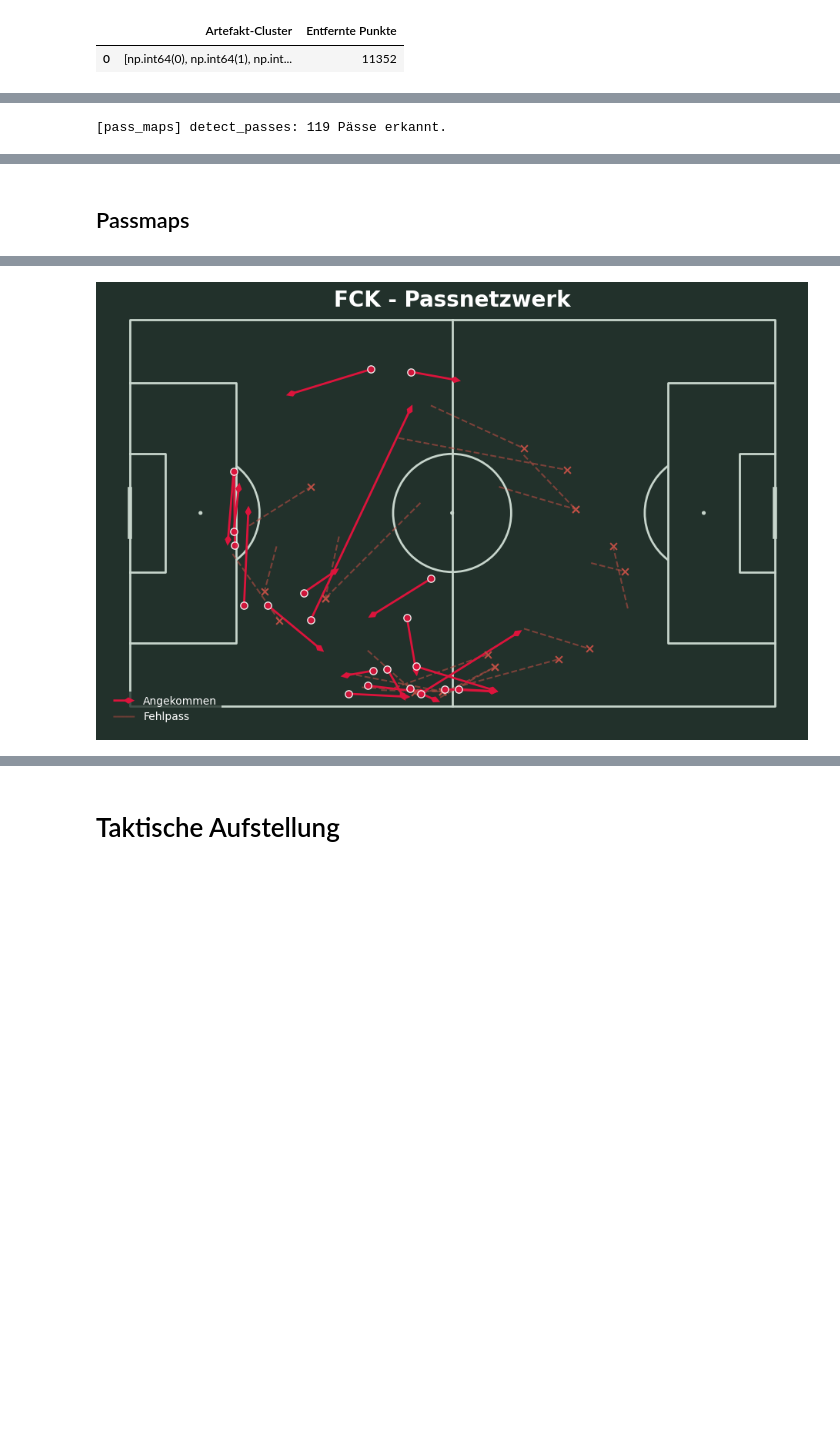
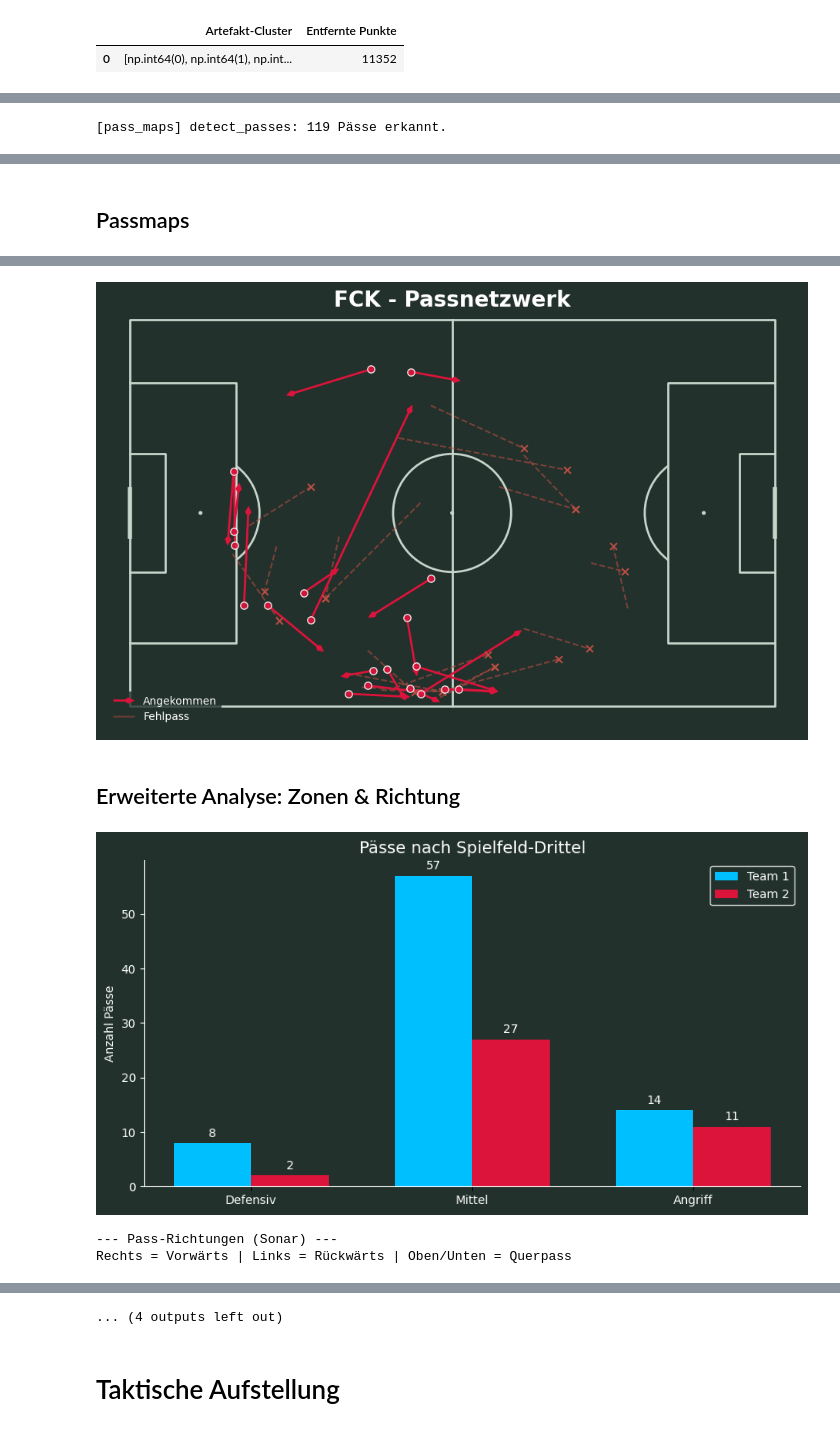
Before and after one commit to lounico84/Computer-Vision-FCH, a Jupyter notebook: match_analytics.ipynb, the cells around one changed output, grey strips where cells are left out. Drawn from its saved outputs; the diff is of its cells as text; code cells hidden in the pictures; blank space fills up the shorter version.

```diff
--- a/match_analytics.ipynb
+++ b/match_analytics.ipynb
@@ -218,6 +218,10 @@ display(pd.DataFrame([{
     "Fehlpässe": num_failed,
     "Klärungen": num_clear
 }]))
+
+display(HTML("<h2>Statistik Übersicht</h2>"))
+
+pm.plot_pass_stats_dashboard(passes, team1_name, team2_name)
 
 # -----------------------------------------------------------
 # 4. DONUT CHARTS
@@ -291,30 +295,40 @@ pm.plot_pass_map(
 # 6. Erweiterte Pass-Statistiken
 # -----------------------------
 display(HTML("<h2>Erweiterte Analyse: Zonen & Richtung</h2>"))
 
 # 1. Zonen-Analyse (Wo wird gespielt?)
 pm.plot_pass_zones(passes, pitch_length)
 
 # 2. Pass-Sonar (Wie wird gespielt?)
 # Wir erstellen zwei Plots nebeneinander
 print("\n--- Pass-Richtungen (Sonar) ---")
 print("Rechts = Vorwärts | Links = Rückwärts | Oben/Unten = Querpass")
 
 # Team 1 Sonar
 pm.plot_pass_sonar(passes, team_id=1, team_name=team1_name, color='#00bfff')
 
 # Team 2 Sonar
 pm.plot_pass_sonar(passes, team_id=2, team_name=team2_name, color='#dc143c')
 
+
+display(HTML("<h2>Spielstil & Gefährlichkeit</h2>"))
+
+# 1. Pass-Längen Verteilung (Wer spielt lange Bälle?)
+pm.plot_pass_length_distribution(passes, team1_name, team2_name)
+
 # Page Break (optional)
 def page_break(): pass
 page_break()
 # %% [output]
 Passanalyse: FCH vs FCK
 [pass_maps] detect_passes: 119 Pässe erkannt.
 |  | Pässe total | Angekommen | Fehlpässe | Klärungen |
 | 0 | 119 | 90 | 28 | 1 |
 [figure]
 Passmaps
 [figure]
 [figure]
+Erweiterte Analyse: Zonen & Richtung
+[figure, added]
+--- Pass-Richtungen (Sonar) ---
+Rechts = Vorwärts | Links = Rückwärts | Oben/Unten = Querpass
@@ -321,3 +337,4 @@ Passmaps
+... (4 outputs left out)
 # %%
 display(HTML("<h1>Taktische Aufstellung</h1>"))
 
```
Also changed, not shown: parts of 1 cell of this notebook, 1 other file.
